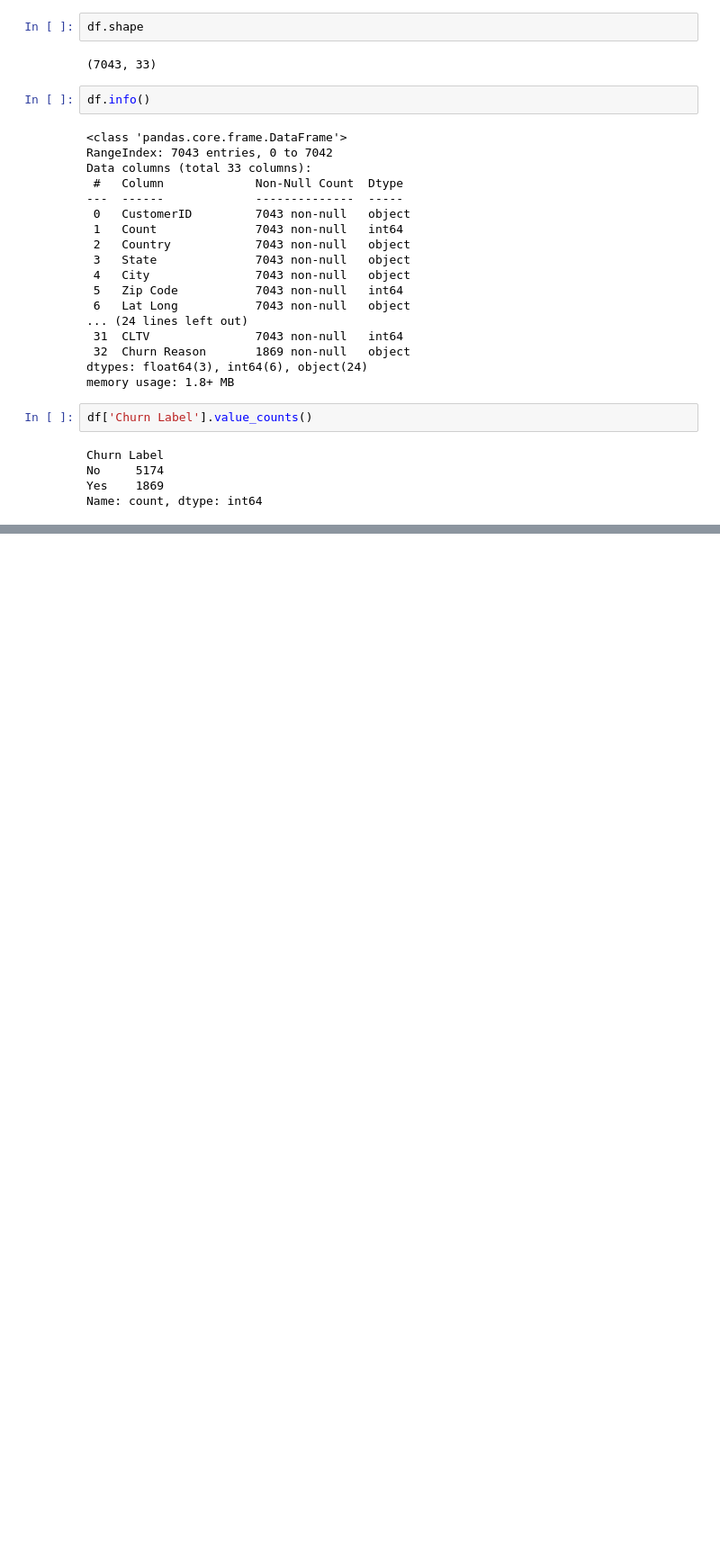
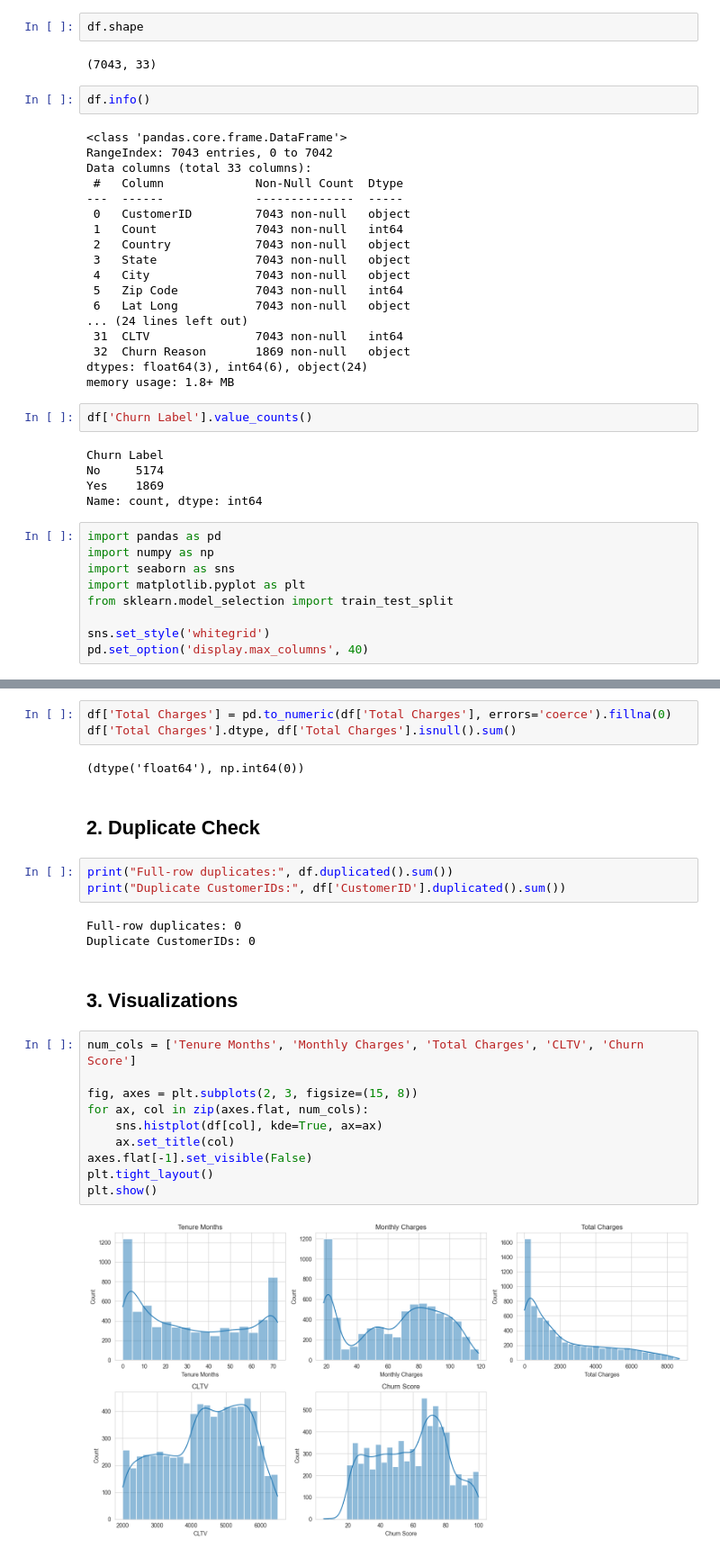
Before and after one commit to Khuld13/customer-churn-prediction, a Jupyter notebook: churn.ipynb, the cells around one changed output, grey strips where cells are left out. Shown at 90% size. Drawn from its saved outputs; the diff is of its cells as text; blank space fills up the shorter version.

Commit message:
Day 2: initial commit - EDA setup, confirmed churn distribution

```diff
--- a/churn.ipynb
+++ b/churn.ipynb
@@ -41,3 +40,12 @@ Churn Label
 No     5174
 Yes    1869
 Name: count, dtype: int64
+# %%
+import pandas as pd
+import numpy as np
+import seaborn as sns
+import matplotlib.pyplot as plt
+from sklearn.model_selection import train_test_split
+
+sns.set_style('whitegrid')
+pd.set_option('display.max_columns', 40)
@@ -43,0 +79,27 @@ Name: count, dtype: int64
+# %%
+df['Total Charges'] = pd.to_numeric(df['Total Charges'], errors='coerce').fillna(0)
+df['Total Charges'].dtype, df['Total Charges'].isnull().sum()
+# %% [output]
+(dtype('float64'), np.int64(0))
+# %% [markdown]
+## 2. Duplicate Check
+# %%
+print("Full-row duplicates:", df.duplicated().sum())
+print("Duplicate CustomerIDs:", df['CustomerID'].duplicated().sum())
+# %% [output]
+Full-row duplicates: 0
+Duplicate CustomerIDs: 0
+# %% [markdown]
+## 3. Visualizations
+# %%
+num_cols = ['Tenure Months', 'Monthly Charges', 'Total Charges', 'CLTV', 'Churn Score']
+
+fig, axes = plt.subplots(2, 3, figsize=(15, 8))
+for ax, col in zip(axes.flat, num_cols):
+    sns.histplot(df[col], kde=True, ax=ax)
+    ax.set_title(col)
+axes.flat[-1].set_visible(False)
+plt.tight_layout()
+plt.show()
+# %% [output]
+[figure, added]
```
Also changed, not shown: parts of 14 cells of this notebook, 4 other files.
